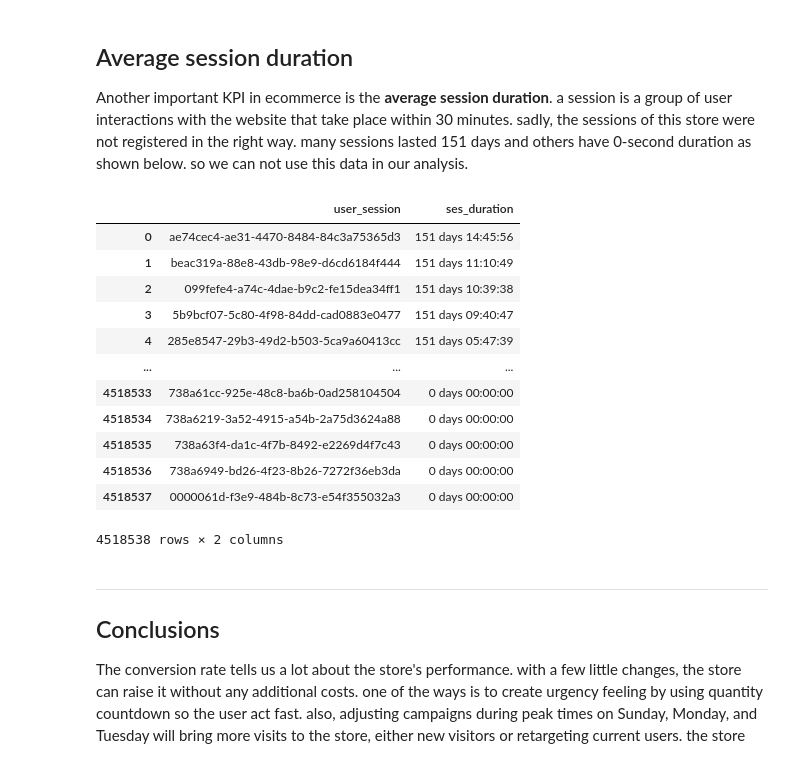
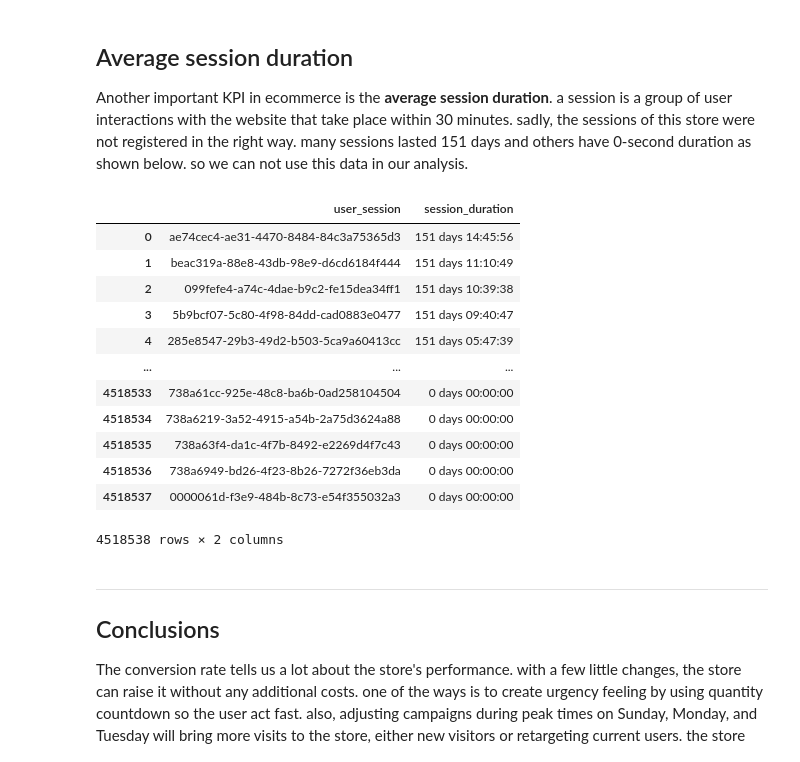
Before and after one commit to saaleh2/ALHODAIF-Portfolio, a Jupyter notebook: _notebooks/2021-11-23-My-First-Project.ipynb, the cells around one changed output. Saved outputs shown, nothing was run; the diff lists cells and outputs as text; code cells hidden in the pictures.

```diff
--- a/_notebooks/2021-11-23-My-First-Project.ipynb
+++ b/_notebooks/2021-11-23-My-First-Project.ipynb
@@ -275,16 +275,16 @@ Another important KPI in ecommerce is the **average session duration**. a sessio
 # %%
 #collapse_show
 # extracting start time and end time of each session
 ses_st_end = clean_dataset.groupby('user_session', as_index=False).agg(
     min_=('event_time', np.min), max_=('event_time', np.max))
 # subtract end from start to get session duration
-ses_st_end['ses_duration'] = ses_st_end['max_'] - ses_st_end['min_']
+ses_st_end['session_duration'] = ses_st_end['max_'] - ses_st_end['min_']
 # select only needed columns
-ses_duration = ses_st_end.loc[:, ['user_session', 'ses_duration']].sort_values(
-    'ses_duration', ascending=False).reset_index(drop=True)
+ses_duration = ses_st_end.loc[:, ['user_session', 'session_duration']].sort_values(
+    'session_duration', ascending=False).reset_index(drop=True)
 ses_duration
 # %% [output]
-|  | user_session | ses_duration |
+|  | user_session | session_duration |
 | 0 | ae74cec4-ae31-4470-8484-84c3a75365d3 | 151 days 14:45:56 |
 | 1 | beac319a-88e8-43db-98e9-d6cd6184f444 | 151 days 11:10:49 |
 | 2 | 099fefe4-a74c-4dae-b9c2-fe15dea34ff1 | 151 days 10:39:38 |
```
